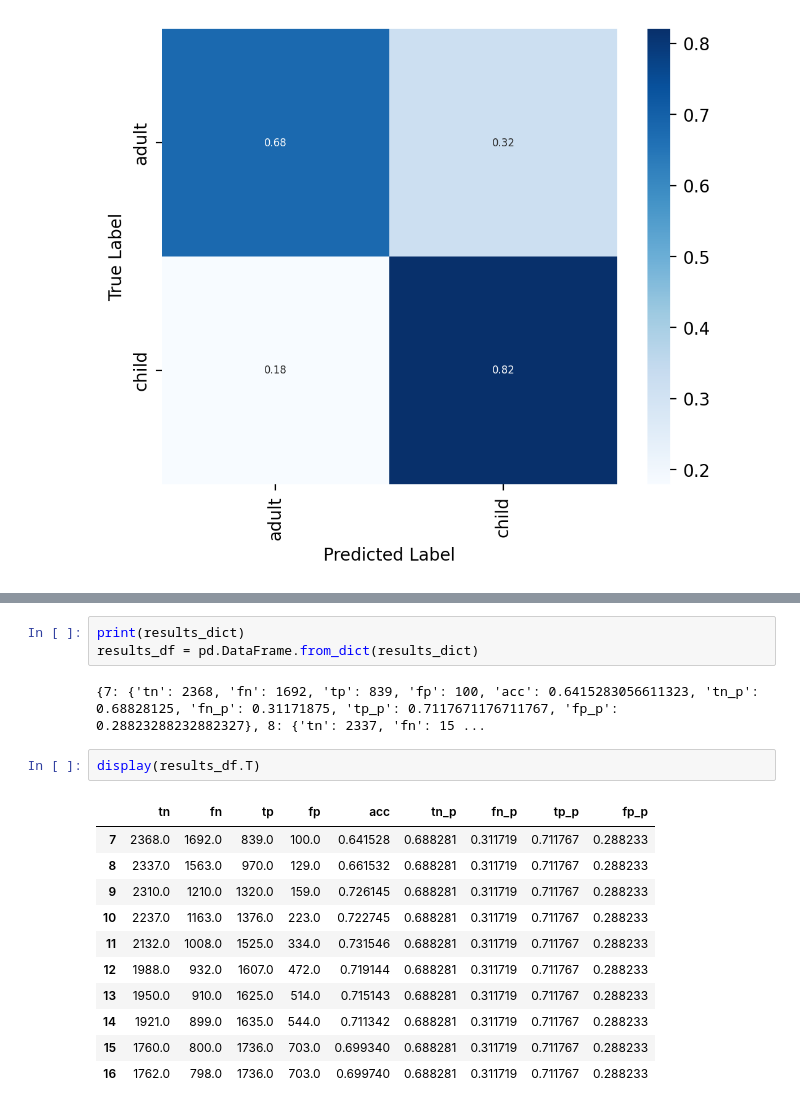
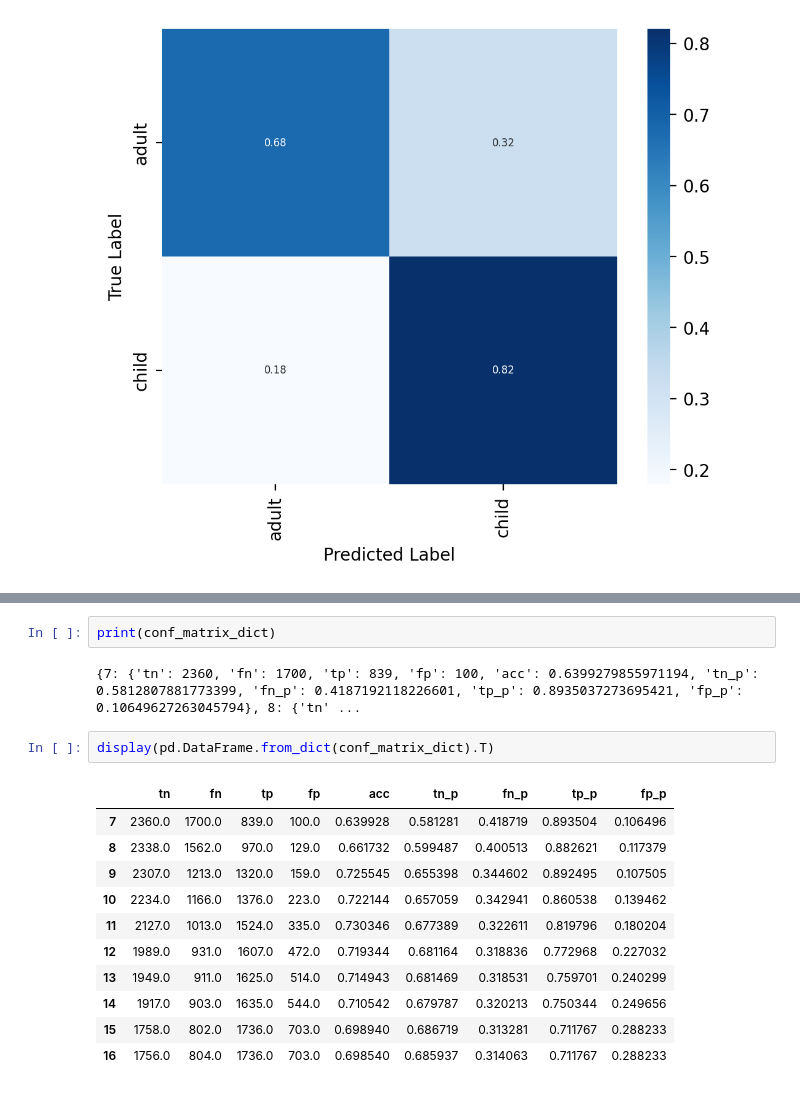
Before and after one commit to Jamesetay1/acoustic_scene_classification, a Jupyter notebook: CLAP-main/examples/childspeech_openslr_classification copy.ipynb, the cells around one changed output, grey strips where cells are left out. Saved outputs shown, nothing was run; the diff lists cells and outputs as text.

```diff
--- a/CLAP-main/examples/childspeech_openslr_classification copy.ipynb
+++ b/CLAP-main/examples/childspeech_openslr_classification copy.ipynb
@@ -229,19 +294,18 @@ KeyError: (0, 0)
+# %%
+print(conf_matrix_dict)
+# %% [output]
+{7: {'tn': 2360, 'fn': 1700, 'tp': 839, 'fp': 100, 'acc': 0.6399279855971194, 'tn_p': 0.5812807881773399, 'fn_p': 0.4187192118226601, 'tp_p': 0.8935037273695421, 'fp_p': 0.10649627263045794}, 8: {'tn' ...
 # %%
-print(results_dict)
-results_df = pd.DataFrame.from_dict(results_dict)
+display(pd.DataFrame.from_dict(conf_matrix_dict).T)
 # %% [output]
-{7: {'tn': 2368, 'fn': 1692, 'tp': 839, 'fp': 100, 'acc': 0.6415283056611323, 'tn_p': 0.68828125, 'fn_p': 0.31171875, 'tp_p': 0.7117671176711767, 'fp_p': 0.28823288232882327}, 8: {'tn': 2337, 'fn': 15 ...
+|  | tn | fn | tp | fp | acc | tn_p | fn_p | tp_p | fp_p |
+| 7 | 2360.0 | 1700.0 | 839.0 | 100.0 | 0.639928 | 0.581281 | 0.418719 | 0.893504 | 0.106496 |
+| 8 | 2338.0 | 1562.0 | 970.0 | 129.0 | 0.661732 | 0.599487 | 0.400513 | 0.882621 | 0.117379 |
+| 9 | 2307.0 | 1213.0 | 1320.0 | 159.0 | 0.725545 | 0.655398 | 0.344602 | 0.892495 | 0.107505 |
+| 10 | 2234.0 | 1166.0 | 1376.0 | 223.0 | 0.722144 | 0.657059 | 0.342941 | 0.860538 | 0.139462 |
+| 11 | 2127.0 | 1013.0 | 1524.0 | 335.0 | 0.730346 | 0.677389 | 0.322611 | 0.819796 | 0.180204 |
+| 12 | 1989.0 | 931.0 | 1607.0 | 472.0 | 0.719344 | 0.681164 | 0.318836 | 0.772968 | 0.227032 |
+| 13 | 1949.0 | 911.0 | 1625.0 | 514.0 | 0.714943 | 0.681469 | 0.318531 | 0.759701 | 0.240299 |
+| 14 | 1917.0 | 903.0 | 1635.0 | 544.0 | 0.710542 | 0.679787 | 0.320213 | 0.750344 | 0.249656 |
+| 15 | 1758.0 | 802.0 | 1736.0 | 703.0 | 0.698940 | 0.686719 | 0.313281 | 0.711767 | 0.288233 |
+| 16 | 1756.0 | 804.0 | 1736.0 | 703.0 | 0.698540 | 0.685937 | 0.314063 | 0.711767 | 0.288233 |
-# %%
-display(results_df.T)
-# %% [output]
-|  | tn | fn | tp | fp | acc | tn_p | fn_p | tp_p | fp_p |
-| 7 | 2368.0 | 1692.0 | 839.0 | 100.0 | 0.641528 | 0.688281 | 0.311719 | 0.711767 | 0.288233 |
-| 8 | 2337.0 | 1563.0 | 970.0 | 129.0 | 0.661532 | 0.688281 | 0.311719 | 0.711767 | 0.288233 |
-| 9 | 2310.0 | 1210.0 | 1320.0 | 159.0 | 0.726145 | 0.688281 | 0.311719 | 0.711767 | 0.288233 |
-| 10 | 2237.0 | 1163.0 | 1376.0 | 223.0 | 0.722745 | 0.688281 | 0.311719 | 0.711767 | 0.288233 |
-| 11 | 2132.0 | 1008.0 | 1525.0 | 334.0 | 0.731546 | 0.688281 | 0.311719 | 0.711767 | 0.288233 |
-| 12 | 1988.0 | 932.0 | 1607.0 | 472.0 | 0.719144 | 0.688281 | 0.311719 | 0.711767 | 0.288233 |
-| 13 | 1950.0 | 910.0 | 1625.0 | 514.0 | 0.715143 | 0.688281 | 0.311719 | 0.711767 | 0.288233 |
-| 14 | 1921.0 | 899.0 | 1635.0 | 544.0 | 0.711342 | 0.688281 | 0.311719 | 0.711767 | 0.288233 |
-| 15 | 1760.0 | 800.0 | 1736.0 | 703.0 | 0.699340 | 0.688281 | 0.311719 | 0.711767 | 0.288233 |
-| 16 | 1762.0 | 798.0 | 1736.0 | 703.0 | 0.699740 | 0.688281 | 0.311719 | 0.711767 | 0.288233 |
```
Also changed, not shown: parts of 2 cells of this notebook, 3 other files.
